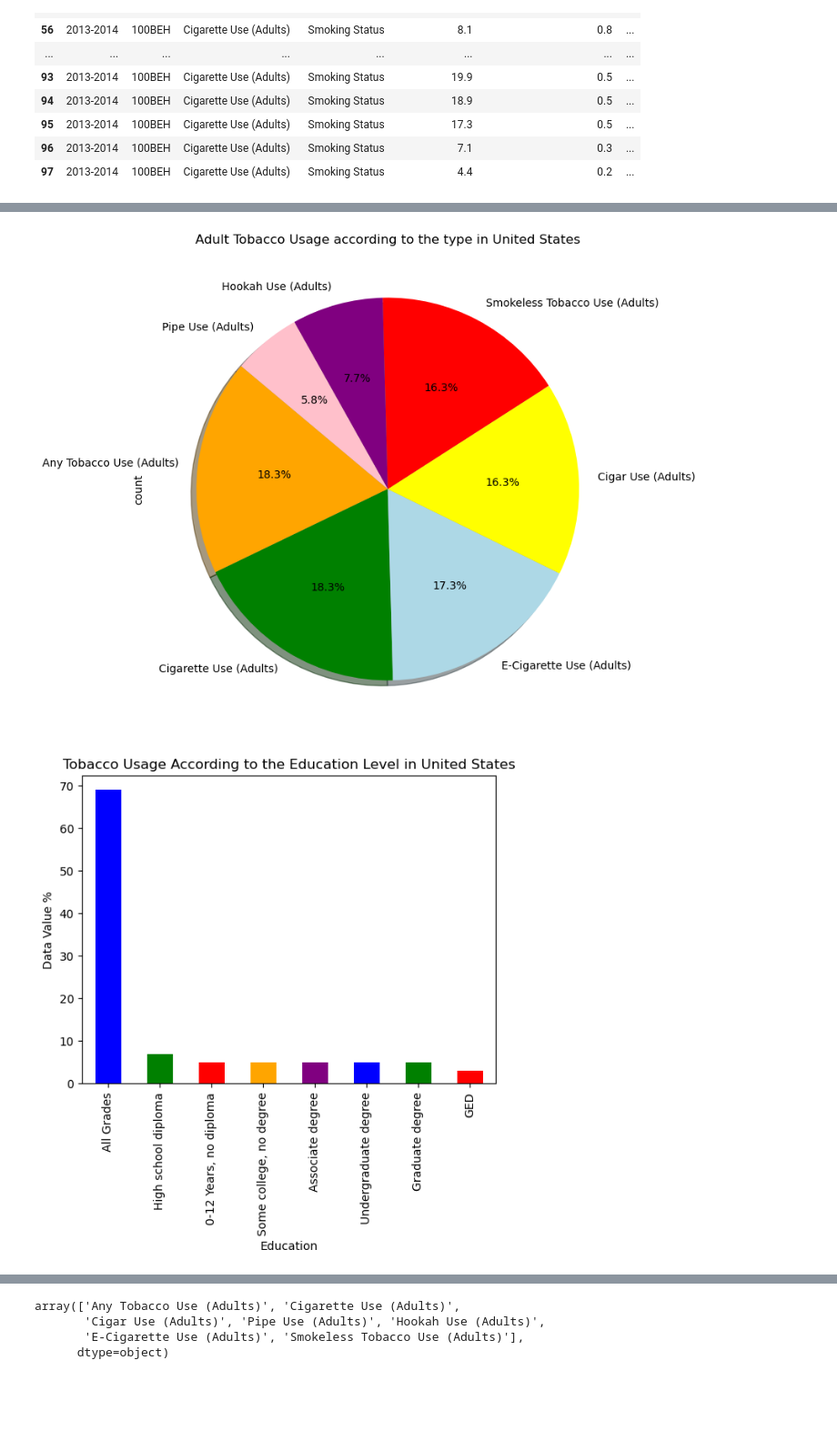
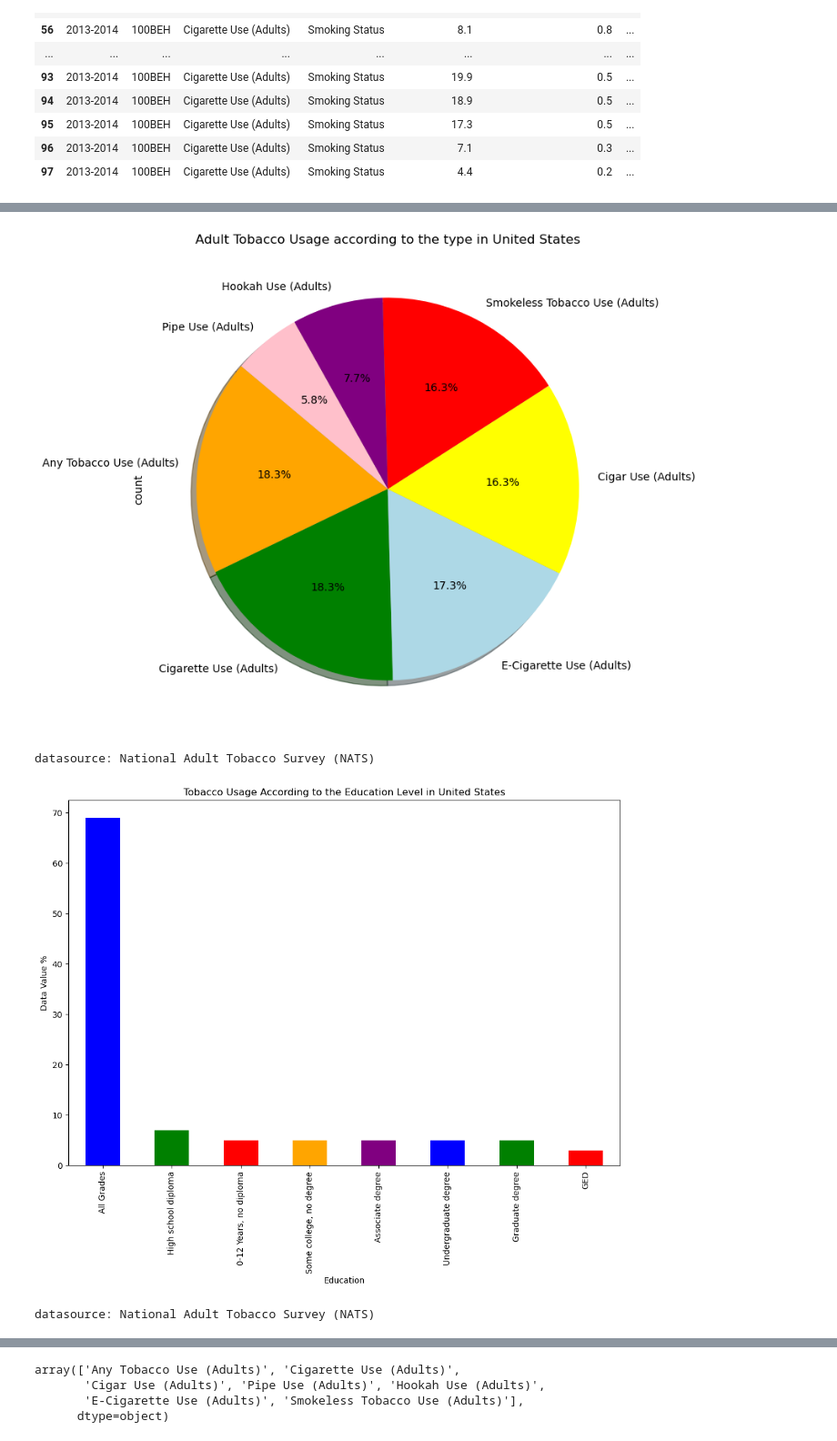
Before and after one commit to Sueraaa/project1-group5, a Jupyter notebook: Project_1/Code/National_Adult_Tobacco_Survey.ipynb, the cells around one changed output, grey strips where cells are left out. Shown at 91% size. Cells and saved outputs as stored; diff of their text form; code cells hidden in the pictures; blank space fills up the shorter version.

```diff
--- a/Project_1/Code/National_Adult_Tobacco_Survey.ipynb
+++ b/Project_1/Code/National_Adult_Tobacco_Survey.ipynb
@@ -253,28 +260,37 @@ total_counts.plot(kind='pie', autopct='%1.1f%%', shadow=True, startangle=140, co
 # Add a title
 plt.title('Adult Tobacco Usage according to the type in United States')
 
-# Show the pie chart
+# Show the pie chart and save
+plt.savefig("../Output_Files/Adult Tobacco Usage according to the type in United States(pie-chart).png", bbox_inches='tight')
 plt.show()
+print("datasource: National Adult Tobacco Survey (NATS)")
 # %% [output]
 [figure]
+datasource: National Adult Tobacco Survey (NATS)
 # %%
 ## According to the education level
 # Count the number of occurances for each topic
 education_counts = renamed_df['Education'].value_counts()
 
 # Create a list of colors
 colors = ['blue', 'green', 'red', 'orange', 'purple']
 
+# Create a larger figure
+plt.figure(figsize=(12, 8))
+
 # Create a bar plot
 education_counts.plot(kind='bar', color=colors)
 
-# Add labels
+# Add labels and save the plot
 plt.title('Tobacco Usage According to the Education Level in United States')
 plt.xlabel('Education')
 plt.ylabel('Data Value %')
+plt.savefig("../Output_Files/Tobacco Usage According to the Education Level in United States.png", bbox_inches='tight')
 plt.show()
+print("datasource: National Adult Tobacco Survey (NATS)")
 # %% [output]
-[figure, old version]
+[figure, new version]
+datasource: National Adult Tobacco Survey (NATS)
 # %%
 ## According to Race
 # Count the number of occurances for each topic
```
Also changed, not shown: parts of 18 cells of this notebook, 13 other files.
